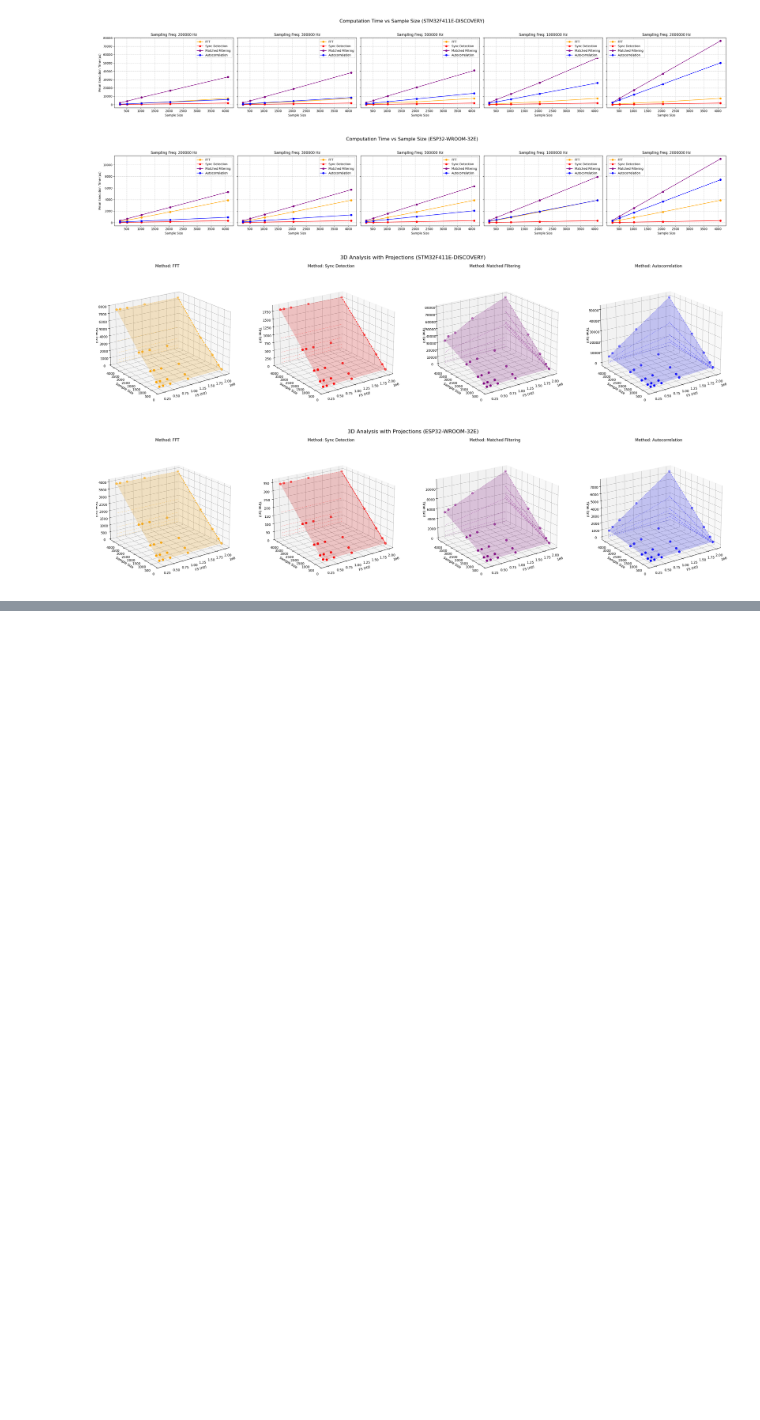
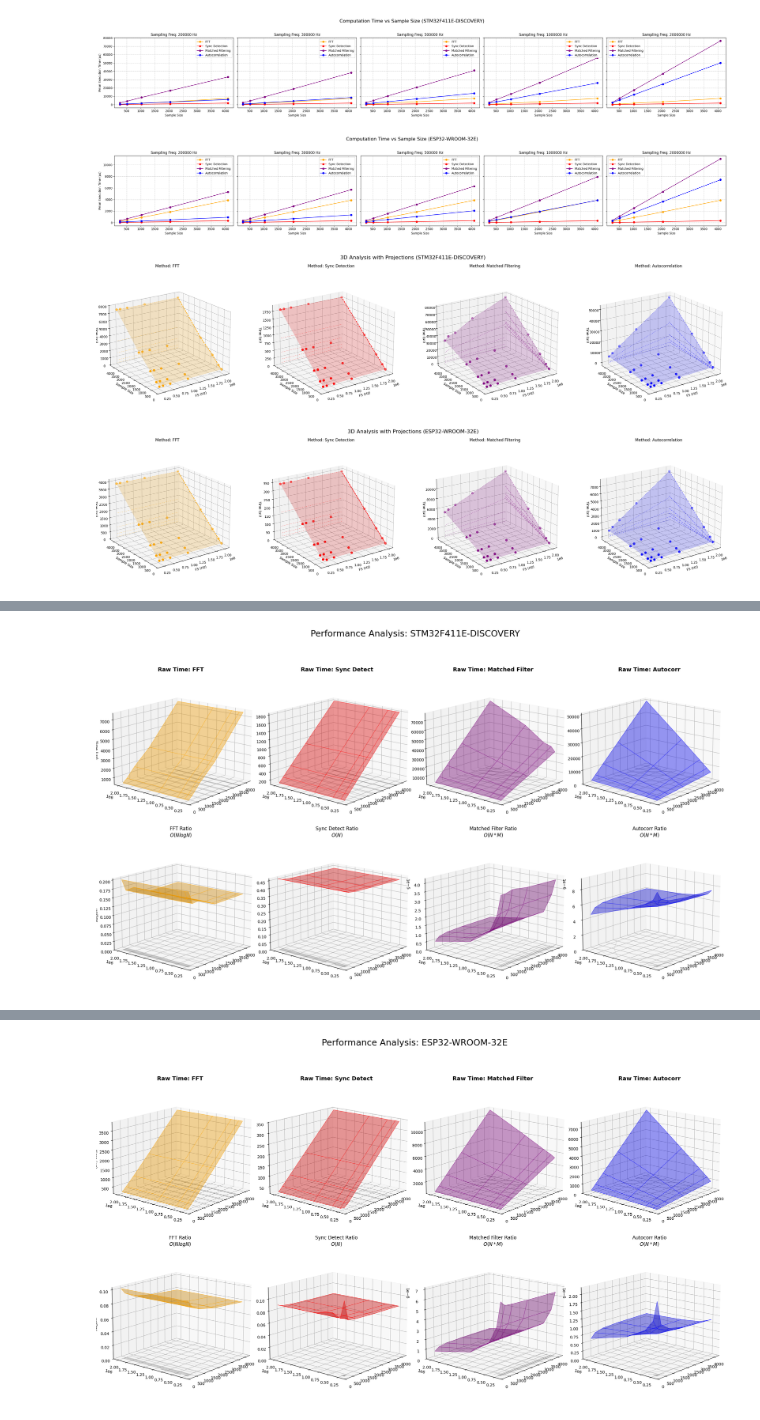
Before and after one commit to SahaidakYurii/drone_detection_algorithm, a Jupyter notebook: python/benchmarks.ipynb, the cells around one changed output, grey strips where cells are left out. Drawn from its saved outputs; the diff is of its cells as text; code cells hidden in the pictures; blank space fills up the shorter version.

Commit message:
gitignore, benchmarks

```diff
--- a/python/benchmarks.ipynb
+++ b/python/benchmarks.ipynb
@@ -116,3 +116,74 @@ plot_3d_time_vs_fs_size_by_method(df, 'ESP32-WROOM-32E')
 # %% [output]
 [figure]
 [figure]
+# %%
+def plot_microcontroller_benchmarks(df, board):
+    df = df[df['board'] == board]
+    trial_cols = [c for c in df.columns if c.isdigit()]
+    df['mean_time_us'] = df[trial_cols].mean(axis=1)
+
+    method_info = {
+        'FFT':      {'name': 'FFT', 'color': 'orange', 'label': 'N log N',
+                     'func': lambda n, m: n * np.log2(n)},
+        'SYNC':     {'name': 'Sync Detect', 'color': 'red', 'label': 'N',
+                     'func': lambda n, m: n},
+        'MATCH':    {'name': 'Matched Filter', 'color': 'purple', 'label': 'N * M',
+                     'func': lambda n, m: n * m},
+        'AUTOCORR': {'name': 'Autocorr', 'color': 'blue', 'label': 'N * M',
+                     'func': lambda n, m: n * m}
+    }
+
+    def compute_ratio(row):
+        m_info = method_info.get(row['method'])
+        if m_info:
+            n, m = row['size'], row['fs']
+            comp_val = m_info['func'](n, m)
+            return row['mean_time_us'] / comp_val if comp_val != 0 else np.nan
+        return np.nan
+
+    df['ratio'] = df.apply(compute_ratio, axis=1)
+
+    fig = plt.figure(figsize=(22, 14))
+    methods = [m for m in method_info.keys() if m in df['method'].unique()]
+    elevation, azimuth = 15, -140
+
+    for i, method_key in enumerate(methods):
+        info = method_info[method_key]
+        subset = df[df['method'] == method_key]
+
+        # --- Plot Row 1: Raw Time ---
+        ax1 = fig.add_subplot(2, len(methods), i + 1, projection='3d')
+        piv_time = subset.pivot_table(index='fs', columns='size', values='mean_time_us', aggfunc='mean').fillna(0)
+        X, Y = np.meshgrid(piv_time.columns, piv_time.index)
+        Z1 = piv_time.values
+
+        ax1.plot_surface(X, Y, Z1, color=info['color'], alpha=0.4)
+        ax1.plot_wireframe(X, Y, Z1, color=info['color'], alpha=0.7, linewidth=0.8)
+        ax1.contour(X, Y, Z1, zdir='z', offset=0, cmap='binary', alpha=0.3)
+
+        ax1.set_title(f"Raw Time: {info['name']}", fontsize=14, fontweight='bold')
+        ax1.view_init(elev=elevation, azim=azimuth)
+        if i == 0: ax1.set_zlabel('Time ($\mu s$)')
+
+        # --- Plot Row 2: Complexity Ratio ---
+        ax2 = fig.add_subplot(2, len(methods), i + 1 + len(methods), projection='3d')
+        piv_ratio = subset.pivot_table(index='fs', columns='size', values='ratio', aggfunc='mean').fillna(0)
+        Z2 = piv_ratio.values
+
+        ax2.plot_surface(X, Y, Z2, color=info['color'], alpha=0.4)
+        ax2.plot_wireframe(X, Y, Z2, color=info['color'], alpha=0.7, linewidth=0.8)
+        ax2.contour(X, Y, Z2, zdir='z', offset=0, cmap='binary', alpha=0.3)
+
+        ax2.set_zlim(0, None) # Crucial for Big-O validation
+        ax2.set_title(f"{info['name']} Ratio\n$O({info['label']})$", fontsize=12)
+        ax2.view_init(elev=elevation, azim=azimuth)
+        if i == 0: ax2.set_zlabel('$\mu s / Ops$')
+
+    plt.suptitle(f'Performance Analysis: {board}', fontsize=22, y=0.98)
+    plt.tight_layout(rect=[0, 0.03, 1, 0.95])
+
+    plt.show()
+
+plot_microcontroller_benchmarks(df, 'STM32F411E-DISCOVERY')
+plot_microcontroller_benchmarks(df, 'ESP32-WROOM-32E')
+# %% [output]
@@ -118,0 +200 @@ plot_3d_time_vs_fs_size_by_method(df, 'ESP32-WROOM-32E')
+[figure, added]
@@ -118,0 +211 @@ plot_3d_time_vs_fs_size_by_method(df, 'ESP32-WROOM-32E')
+[figure, added]
```
Also changed, not shown: parts of 1 cell of this notebook, 43 other files.
